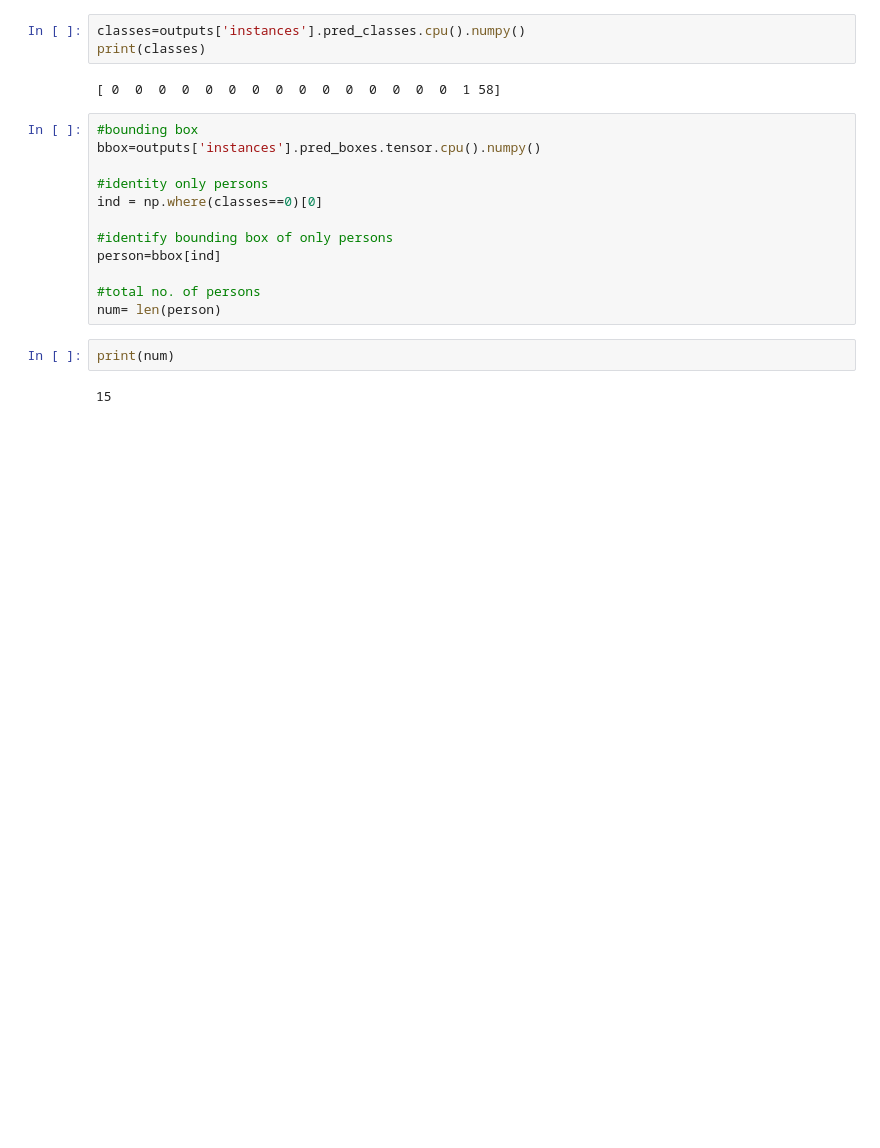
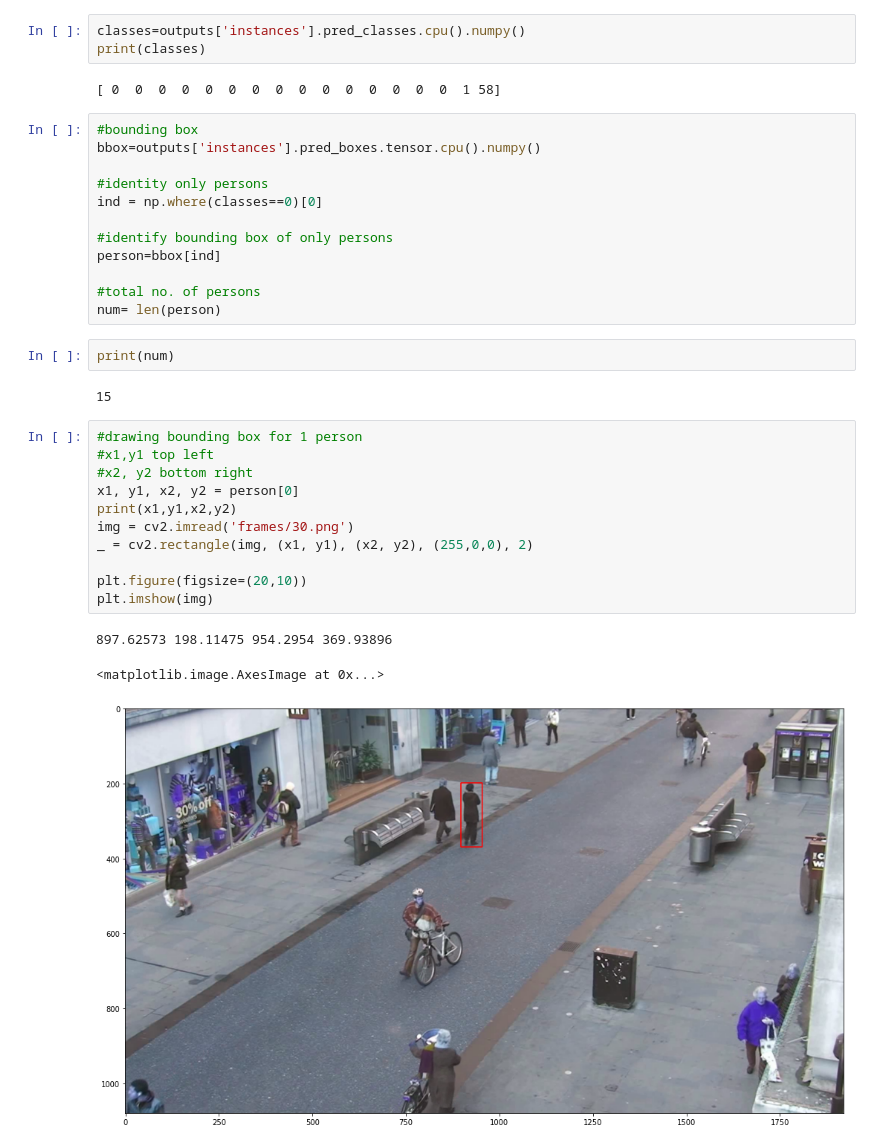
Before and after one commit to Aayush-99/Nirikshak, a Jupyter notebook: model.ipynb, the cells around one changed output. Drawn from its saved outputs; the diff is of its cells as text; blank space fills up the shorter version.

```diff
--- a/model.ipynb
+++ b/model.ipynb
@@ -174,3 +171,18 @@ num= len(person)
 print(num)
 # %% [output]
 15
+# %%
+#drawing bounding box for 1 person
+#x1,y1 top left
+#x2, y2 bottom right
+x1, y1, x2, y2 = person[0]
+print(x1,y1,x2,y2)
+img = cv2.imread('frames/30.png')
+_ = cv2.rectangle(img, (x1, y1), (x2, y2), (255,0,0), 2)
+
+plt.figure(figsize=(20,10))
+plt.imshow(img)
+# %% [output]
+897.62573 198.11475 954.2954 369.93896
+<matplotlib.image.AxesImage at 0x...>
+[figure, added]
```
Also changed, not shown: parts of 9 cells of this notebook.
